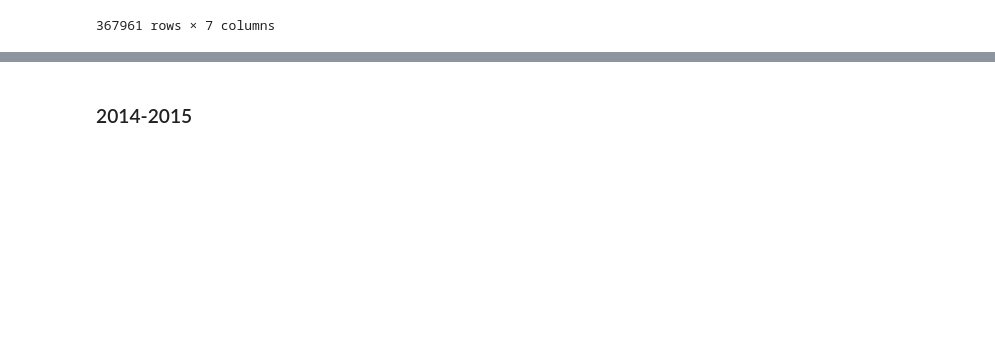
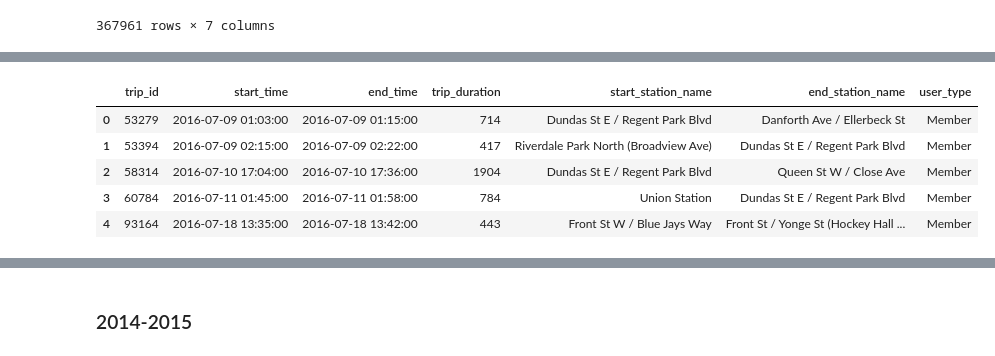
Before and after one commit to Neman-River/bikeshare_toronto, a Jupyter notebook: import_data.ipynb, the cells around one changed output, grey strips where cells are left out. Saved outputs shown, nothing was run; the diff lists cells and outputs as text; code cells hidden in the pictures; blank space fills up the shorter version.

```diff
--- a/import_data.ipynb
+++ b/import_data.ipynb
@@ -821,7 +966,7 @@ Index(['trip_id', 'trip_start_time', 'trip_stop_time', 'trip_duration_seconds',
        'from_station_name', 'to_station_name', 'user_type'],
       dtype='str')
 # %%
-d16 = df16.rename(columns={'trip_duration_seconds':'trip_duration',
+df16 = df16.rename(columns={'trip_duration_seconds':'trip_duration',
                         'from_station_id':'start_station_id',
                         'trip_start_time':'start_time',
                         'from_station_name':'start_station_name',
@@ -885,4 +1030,4 @@ d16.sort_values('start_time', ascending=False).head()
 | 91687 | 462304 | 2016-09-30 23:59:00 | 2016-10-01 00:12:00 | 771 | 80 Clinton St (North of College) | 424 Wellington St. W | Member |
 | 67715 | 462300 | 2016-09-30 23:57:00 | 2016-10-01 00:06:00 | 556 | Dundas St E / Regent Park Blvd | King St E / Jarvis St | Member |
 # %%
-d16 = d16[~d16.start_time.dt.year==2000]
+df16 = df16[~(df16.start_time.dt.year==2000)]
@@ -888,0 +1045,9 @@ d16 = d16[~d16.start_time.dt.year==2000]
+# %%
+df16.head()
+# %% [output]
+|  | trip_id | start_time | end_time | trip_duration | start_station_name | end_station_name | user_type |
+| 0 | 53279 | 2016-07-09 01:03:00 | 2016-07-09 01:15:00 | 714 | Dundas St E / Regent Park Blvd | Danforth Ave / Ellerbeck St | Member |
+| 1 | 53394 | 2016-07-09 02:15:00 | 2016-07-09 02:22:00 | 417 | Riverdale Park North (Broadview Ave) | Dundas St E / Regent Park Blvd | Member |
+| 2 | 58314 | 2016-07-10 17:04:00 | 2016-07-10 17:36:00 | 1904 | Dundas St E / Regent Park Blvd | Queen St W / Close Ave | Member |
+| 3 | 60784 | 2016-07-11 01:45:00 | 2016-07-11 01:58:00 | 784 | Union Station | Dundas St E / Regent Park Blvd | Member |
+| 4 | 93164 | 2016-07-18 13:35:00 | 2016-07-18 13:42:00 | 443 | Front St W / Blue Jays Way | Front St / Yonge St (Hockey Hall ... | Member |
```
Also changed, not shown: parts of 38 cells of this notebook.
